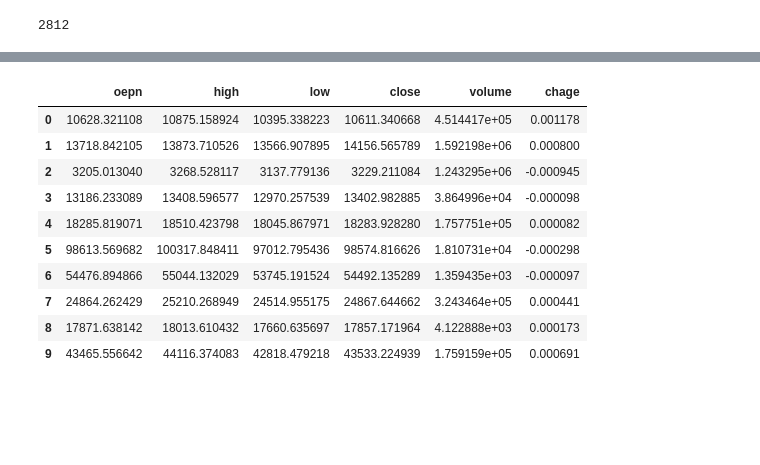
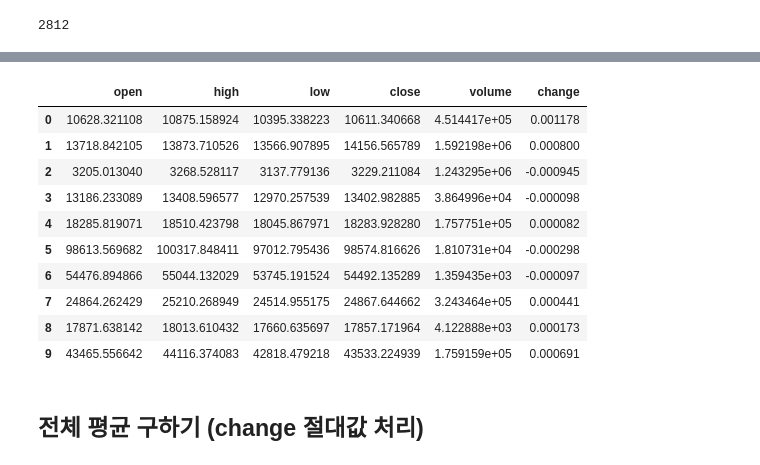
Before and after one commit to nananana-Banana/2021-nh-bigdata-competition, a Jupyter notebook: external/finance_stockdata_analysis.ipynb, the cells around one changed output, grey strips where cells are left out. Cells and saved outputs as stored; diff of their text form; code cells hidden in the pictures; blank space fills up the shorter version.

```diff
--- a/external/finance_stockdata_analysis.ipynb
+++ b/external/finance_stockdata_analysis.ipynb
@@ -62,8 +82,8 @@ len(result)
 # %%
-resultdf = pd.DataFrame(result, columns=['oepn','high','low','close','volume','chage'])
+resultdf = pd.DataFrame(result, columns=['open','high','low','close','volume','change'])
 resultdf.head(10)
 # %% [output]
-|  | oepn | high | low | close | volume | chage |
+|  | open | high | low | close | volume | change |
 | 0 | 10628.321108 | 10875.158924 | 10395.338223 | 10611.340668 | 4.514417e+05 | 0.001178 |
 | 1 | 13718.842105 | 13873.710526 | 13566.907895 | 14156.565789 | 1.592198e+06 | 0.000800 |
 | 2 | 3205.013040 | 3268.528117 | 3137.779136 | 3229.211084 | 1.243295e+06 | -0.000945 |
@@ -79,0 +100,2 @@ code_list = pd.read_csv(code_path)
+# %% [markdown]
+## 전체 평균 구하기 (change 절대값 처리)
```
Also changed, not shown: parts of 17 cells of this notebook, 1 other file.
